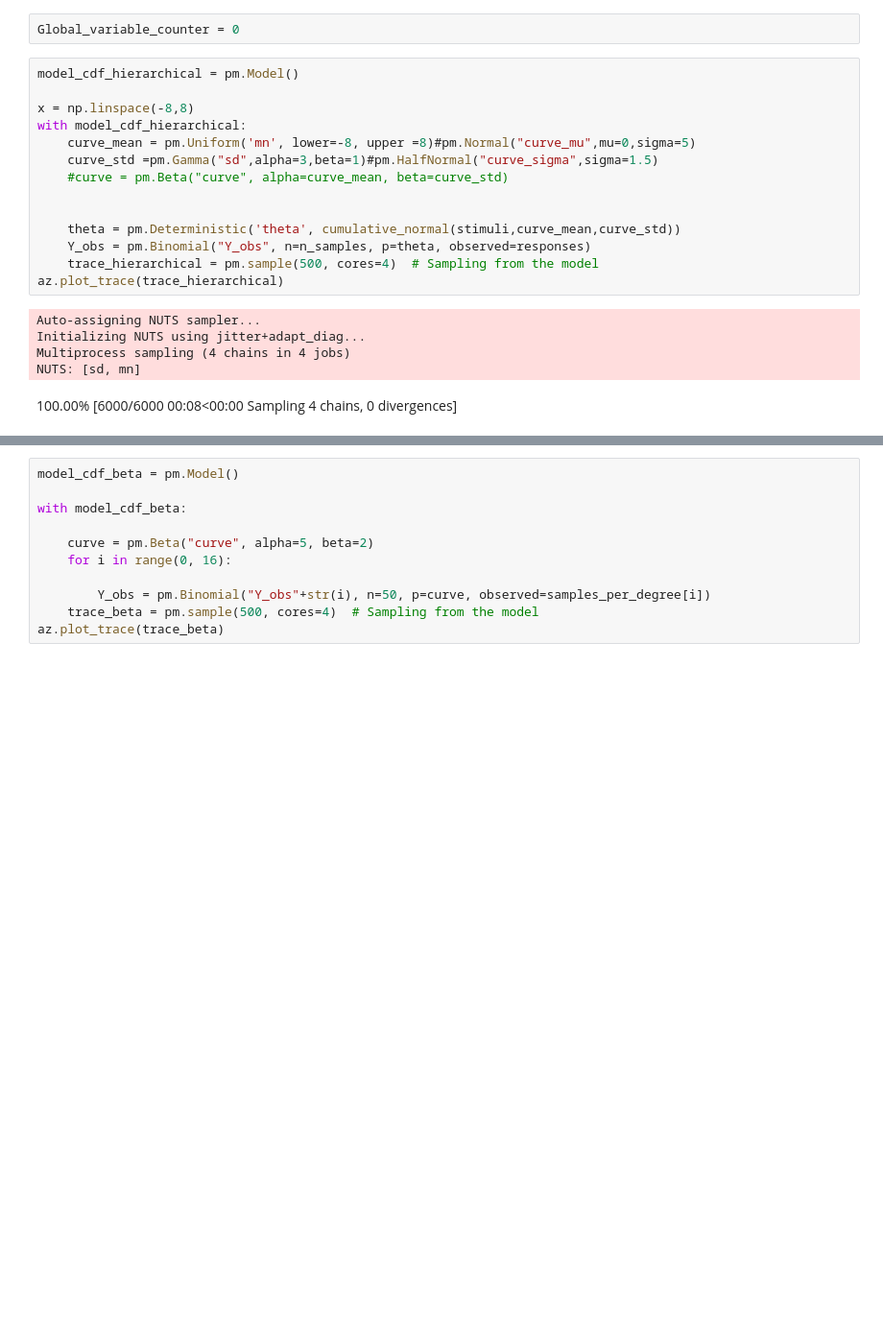
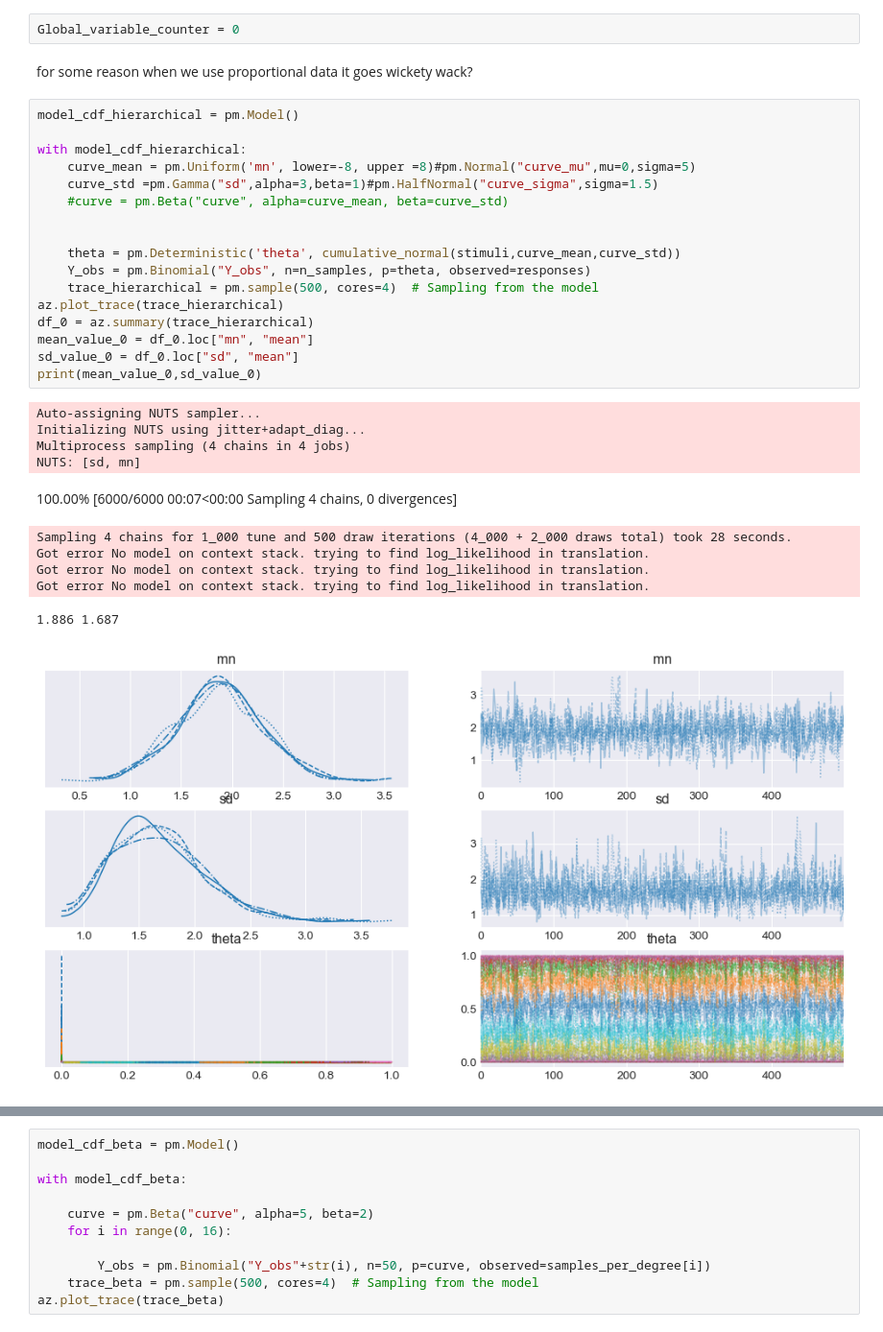
Before and after one commit to LordHerman123/Thesis, a Jupyter notebook: pyMC3_trial.ipynb, the cells around one changed output, grey strips where cells are left out. Shown at 96% size. Drawn from its saved outputs; the diff is of its cells as text; blank space fills up the shorter version.

```diff
--- a/pyMC3_trial.ipynb
+++ b/pyMC3_trial.ipynb
@@ -505,23 +510,34 @@ def generate_random_data(amount):
 # Model
 # %%
 Global_variable_counter = 0
+# %% [markdown]
+for some reason when we use proportional data it goes wickety wack?
 # %%
 model_cdf_hierarchical = pm.Model()
 
-x = np.linspace(-8,8)
 with model_cdf_hierarchical:
     curve_mean = pm.Uniform('mn', lower=-8, upper =8)#pm.Normal("curve_mu",mu=0,sigma=5)
     curve_std =pm.Gamma("sd",alpha=3,beta=1)#pm.HalfNormal("curve_sigma",sigma=1.5)
     #curve = pm.Beta("curve", alpha=curve_mean, beta=curve_std)
 
 
     theta = pm.Deterministic('theta', cumulative_normal(stimuli,curve_mean,curve_std))
     Y_obs = pm.Binomial("Y_obs", n=n_samples, p=theta, observed=responses)
     trace_hierarchical = pm.sample(500, cores=4)  # Sampling from the model
 az.plot_trace(trace_hierarchical)
+df_0 = az.summary(trace_hierarchical)
+mean_value_0 = df_0.loc["mn", "mean"]
+sd_value_0 = df_0.loc["sd", "mean"]
+print(mean_value_0,sd_value_0)
 # %% [output]
 Auto-assigning NUTS sampler...
 Initializing NUTS using jitter+adapt_diag...
 Multiprocess sampling (4 chains in 4 jobs)
 NUTS: [sd, mn]
-100.00% [6000/6000 00:08<00:00 Sampling 4 chains, 0 divergences]
+100.00% [6000/6000 00:07<00:00 Sampling 4 chains, 0 divergences]
+Sampling 4 chains for 1_000 tune and 500 draw iterations (4_000 + 2_000 draws total) took 28 seconds.
+Got error No model on context stack. trying to find log_likelihood in translation.
+Got error No model on context stack. trying to find log_likelihood in translation.
+Got error No model on context stack. trying to find log_likelihood in translation.
+1.886 1.687
+[figure, added]
```
Also changed, not shown: parts of 7 cells of this notebook.
